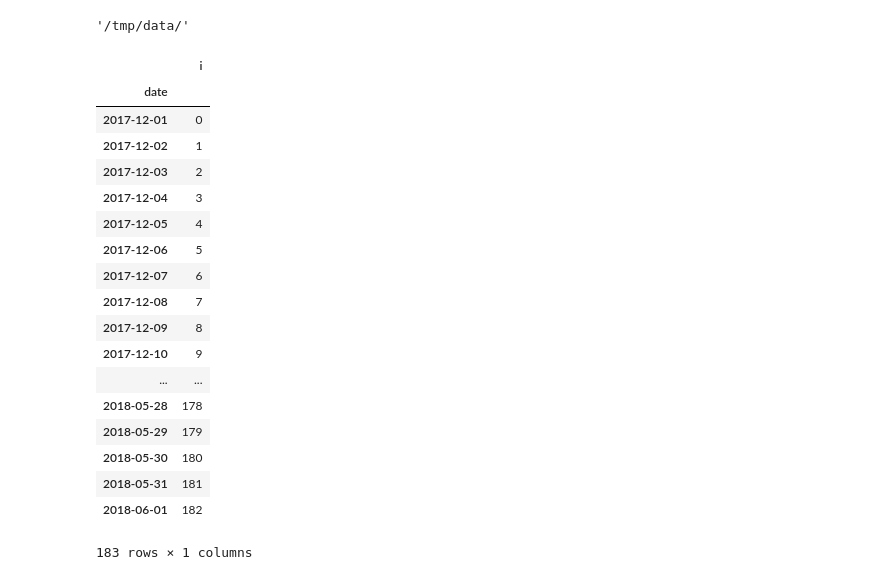
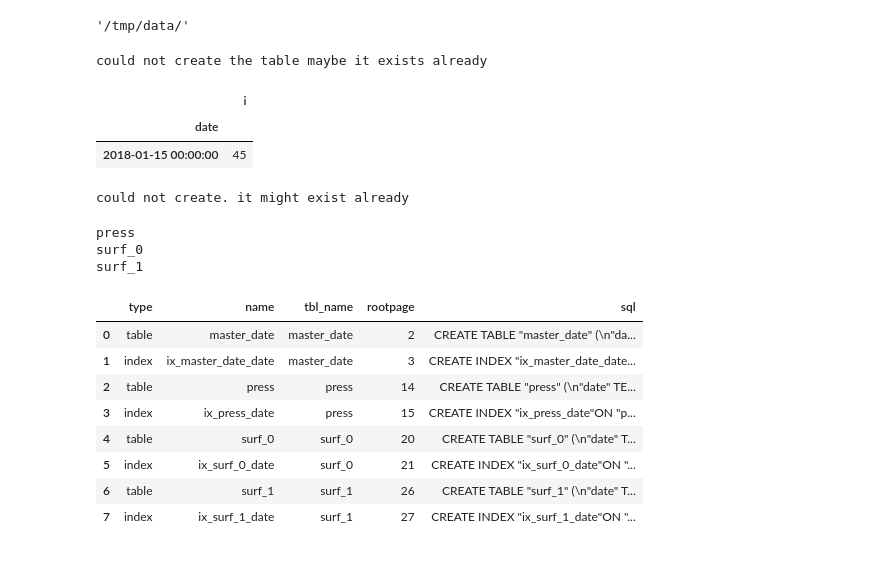
Before and after one commit to daliagachc/wrf_management, a Jupyter notebook: wrf_management/download/download_scratch.ipynb, the cells around one changed output. Saved outputs shown, nothing was run; the diff lists cells and outputs as text; code cells hidden in the pictures.

```diff
--- a/wrf_management/download/download_scratch.ipynb
+++ b/wrf_management/download/download_scratch.ipynb
@@ -47,22 +46,37 @@ df = ut.create_date_db(gc.INIT_DATE, gc.END_DATE, gc.PATH_DB, override=True)
-# %%
-df
-# %% [output]
-|  | i |
-| date |  |
-| 2017-12-01 | 0 |
-| 2017-12-02 | 1 |
-| 2017-12-03 | 2 |
-| 2017-12-04 | 3 |
-| 2017-12-05 | 4 |
-| 2017-12-06 | 5 |
-| 2017-12-07 | 6 |
-| 2017-12-08 | 7 |
-| 2017-12-09 | 8 |
-| 2017-12-10 | 9 |
-| ... | ... |
-| 2018-05-28 | 178 |
-| 2018-05-29 | 179 |
-| 2018-05-30 | 180 |
-| 2018-05-31 | 181 |
-| 2018-06-01 | 182 |
-183 rows × 1 columns
+# %%
+ut.create_date_db(override=True)
+# %% [output]
+could not create the table maybe it exists already
+# %%
+ut.get_date_tb().sample()
+# %% [output]
+|  | i |
+| date |  |
+| 2018-01-15 00:00:00 | 45 |
+# %%
+ut.create_download_db(db_name='borrar')
+# %% [output]
+could not create. it might exist already
+# %%
+down_dbs = {}
+for k in gc.FILE_TYPES:
+    print(k)
+    down_dbs[k]=ut.create_download_db(db_name=k,override=True)
+# %% [output]
+press
+surf_0
+surf_1
+# %%
+con = sq.connect(gc.PATH_DB)
+# %%
+pd.read_sql('select * from sqlite_master',con)
+# %% [output]
+|  | type | name | tbl_name | rootpage | sql |
+| 0 | table | master_date | master_date | 2 | CREATE TABLE "master_date" (\n"da... |
+| 1 | index | ix_master_date_date | master_date | 3 | CREATE INDEX "ix_master_date_date... |
+| 2 | table | press | press | 14 | CREATE TABLE "press" (\n"date" TE... |
+| 3 | index | ix_press_date | press | 15 | CREATE INDEX "ix_press_date"ON "p... |
+| 4 | table | surf_0 | surf_0 | 20 | CREATE TABLE "surf_0" (\n"date" T... |
+| 5 | index | ix_surf_0_date | surf_0 | 21 | CREATE INDEX "ix_surf_0_date"ON "... |
+| 6 | table | surf_1 | surf_1 | 26 | CREATE TABLE "surf_1" (\n"date" T... |
+| 7 | index | ix_surf_1_date | surf_1 | 27 | CREATE INDEX "ix_surf_1_date"ON "... |
```
Also changed, not shown: parts of 14 cells of this notebook, 9 other files.
